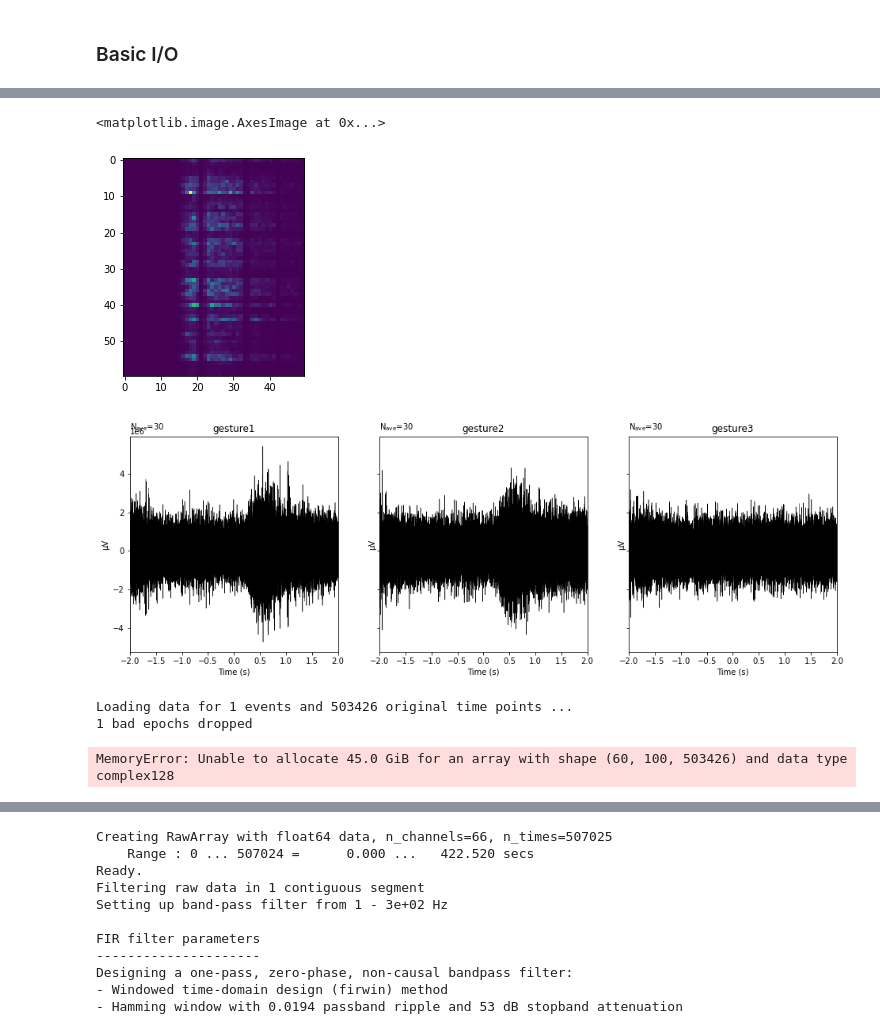
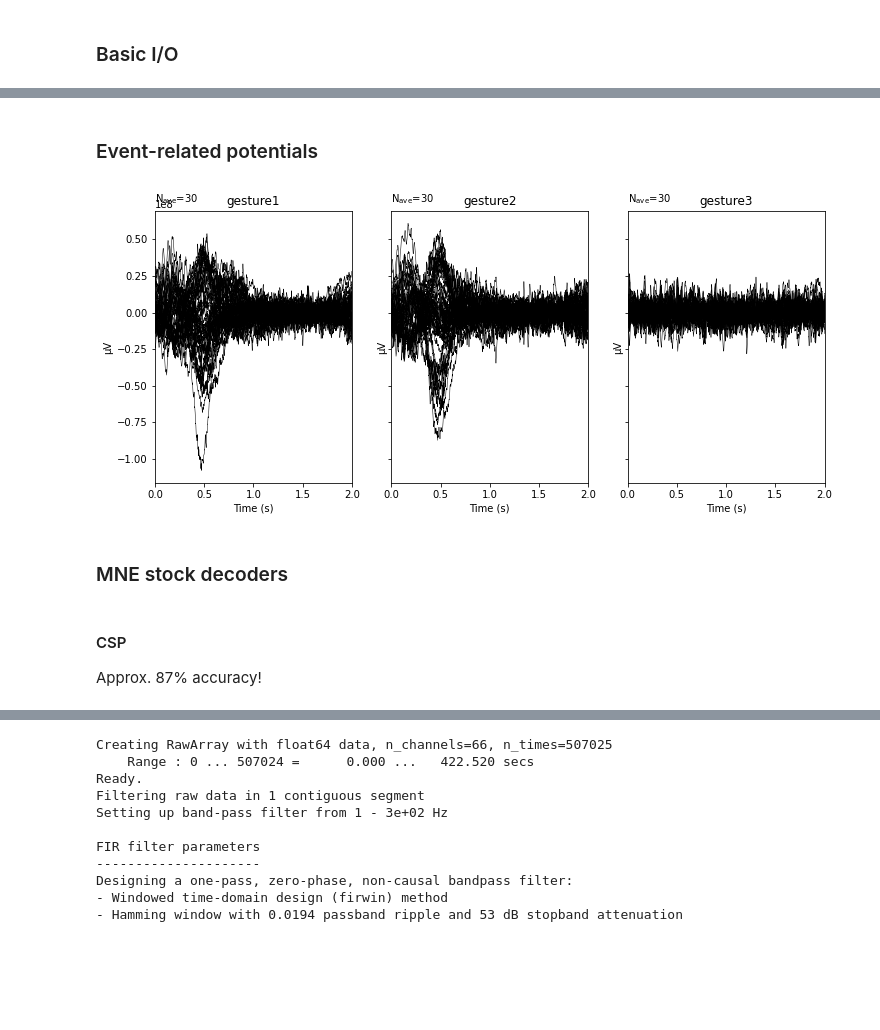
Before and after one commit to MKegler/ECoG_hack, a Jupyter notebook: PythonScreatchbook.ipynb, the cells around one changed output, grey strips where cells are left out. Drawn from its saved outputs; the diff is of its cells as text; code cells hidden in the pictures; blank space fills up the shorter version.

```diff
--- a/PythonScreatchbook.ipynb
+++ b/PythonScreatchbook.ipynb
@@ -3,3 +3,5 @@ import mne
 import numpy as np
 from scipy import io as sio, signal, stats
 import matplotlib.pyplot as plt
+
+mne.set_log_level('ERROR')
@@ -118,5 +48,0 @@ Not setting metadata
-# %%
-plt.imshow(power.data.squeeze().mean(-1))
-# %% [output]
-<matplotlib.image.AxesImage at 0x...>
-[figure, removed]
@@ -125,16 +49,31 @@ np.save('TF.npy', power.data.squeeze())
+# %% [markdown]
+### Event-related potentials
 # %%
-f, ax = plt.subplots(1,3,sharex=True, sharey=True, figsize=(16,5))
+raw = load_data()
+raw = preprocess(raw)
 
-for a, k in zip(ax, events_id.keys()):
+events = mne.find_events(raw, stim_channel='gesture')
+event_id = {'gesture1': 1, 'gesture2': 2, 'gesture3': 3}
+
+tmin=0.
+tmax=2.
+
+picks = mne.pick_types(raw.info, ecog=True)
+
+epochs = mne.Epochs(raw, events, event_id, tmin, tmax, proj=False,
+                picks=picks, baseline=None, preload=True,
+                verbose=False)
+
+f, ax = plt.subplots(1, 3, sharex=True, sharey=True, figsize=(12,5))
+
+for a, k in zip(ax, event_id.keys()):
     epochs[k].average().plot(axes=a,show=False)
     a.set_title(k)
 # %% [output]
-[figure, old version]
+[figure, new version]
-# %%
-freqs = np.logspace(*np.log10([50, 300]), num=100)
-n_cycles = freqs / 2.  # different number of cycle per frequency
-power, itc = mne.time_frequency.tfr_morlet(epochs, freqs=freqs, n_cycles=n_cycles, use_fft=True, n_jobs=-1)
-# %% [output]
-Loading data for 1 events and 503426 original time points ...
-1 bad epochs dropped
-MemoryError: Unable to allocate 45.0 GiB for an array with shape (60, 100, 503426) and data type complex128
+# %% [markdown]
+### MNE stock decoders
+# %% [markdown]
+#### CSP
+
+Approx. 87% accuracy!
```
Also changed, not shown: parts of 15 cells of this notebook.
